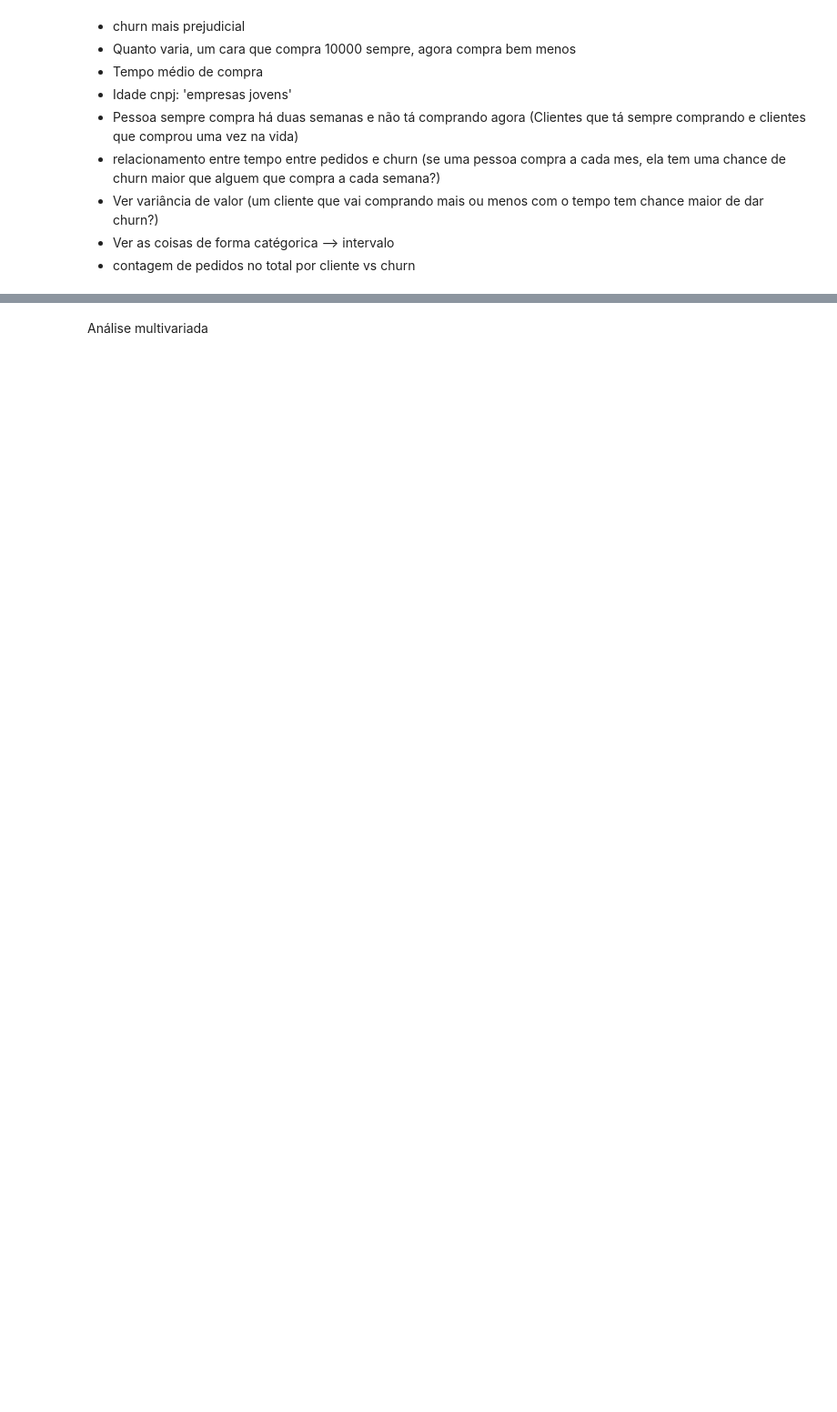
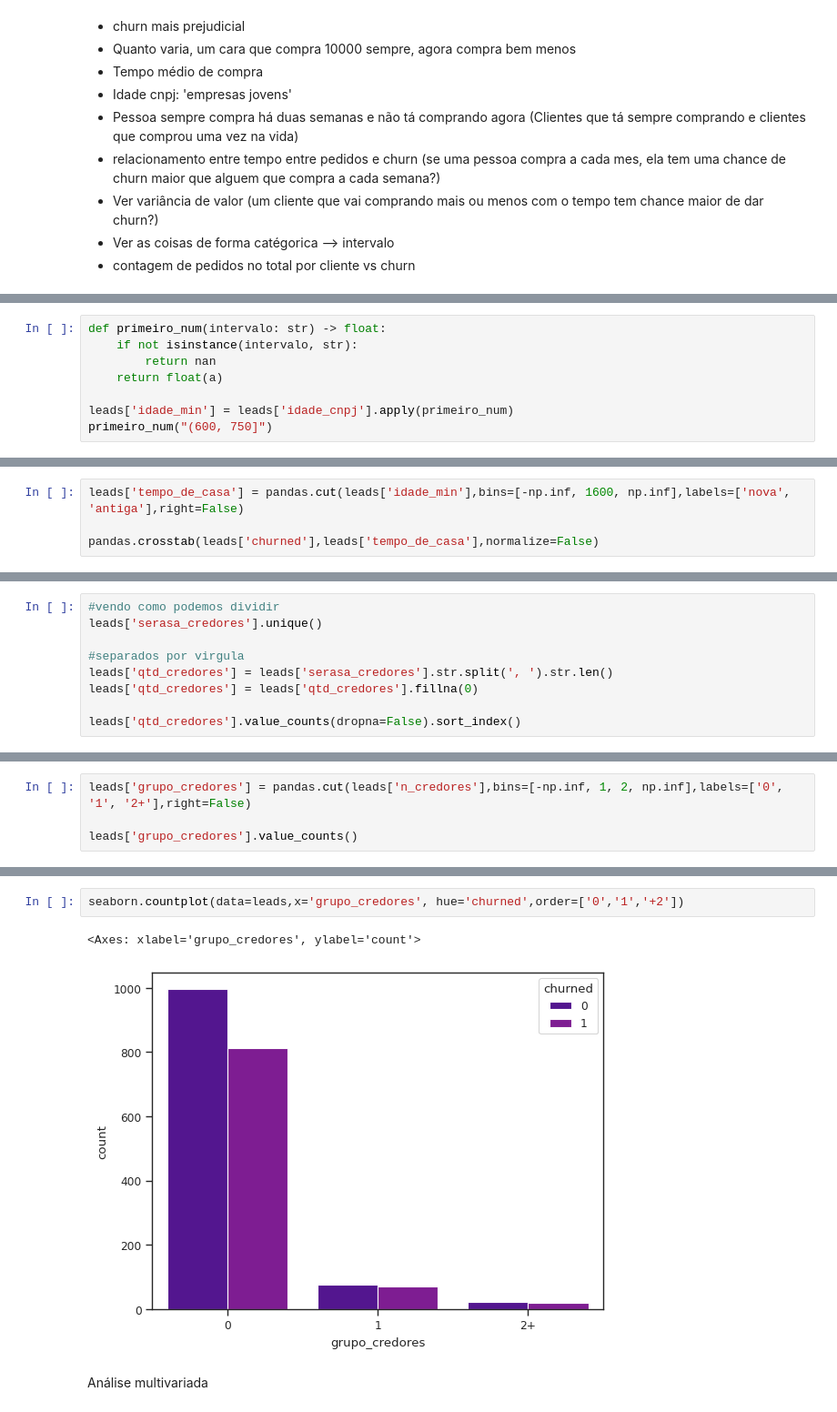
Before and after one commit to lgns-cin/CIN0144, a Jupyter notebook: EDA/com_pedidos.ipynb, the cells around one changed output, grey strips where cells are left out. Shown at 91% size. Saved outputs shown, nothing was run; the diff lists cells and outputs as text; blank space fills up the shorter version.

```diff
--- a/EDA/com_pedidos.ipynb
+++ b/EDA/com_pedidos.ipynb
@@ -1020,0 +1037,8 @@ seaborn.countplot(data=joined, x='primeira_vez_pedindo', hue='churned')
+# %%
+def primeiro_num(intervalo: str) -> float:
+    if not isinstance(intervalo, str):
+        return nan
+    return float(a)
+
+leads['idade_min'] = leads['idade_cnpj'].apply(primeiro_num)
+primeiro_num("(600, 750]")
@@ -1020,0 +1051,4 @@ seaborn.countplot(data=joined, x='primeira_vez_pedindo', hue='churned')
+# %%
+leads['tempo_de_casa'] = pandas.cut(leads['idade_min'],bins=[-np.inf, 1600, np.inf],labels=['nova', 'antiga'],right=False)
+
+pandas.crosstab(leads['churned'],leads['tempo_de_casa'],normalize=False)
@@ -1020,0 +1060,9 @@ seaborn.countplot(data=joined, x='primeira_vez_pedindo', hue='churned')
+# %%
+#vendo como podemos dividir
+leads['serasa_credores'].unique()
+
+#separados por virgula
+leads['qtd_credores'] = leads['serasa_credores'].str.split(', ').str.len()
+leads['qtd_credores'] = leads['qtd_credores'].fillna(0)
+
+leads['qtd_credores'].value_counts(dropna=False).sort_index()
@@ -1020,0 +1087,4 @@ seaborn.countplot(data=joined, x='primeira_vez_pedindo', hue='churned')
+# %%
+leads['grupo_credores'] = pandas.cut(leads['n_credores'],bins=[-np.inf, 1, 2, np.inf],labels=['0', '1', '2+'],right=False)
+
+leads['grupo_credores'].value_counts()
@@ -1021,2 +1097,7 @@ seaborn.countplot(data=joined, x='primeira_vez_pedindo', hue='churned')
+# %%
+seaborn.countplot(data=leads,x='grupo_credores', hue='churned',order=['0','1','+2'])
+# %% [output]
+<Axes: xlabel='grupo_credores', ylabel='count'>
+[figure, added]
 # %% [markdown]
 Análise multivariada
```
Also changed, not shown: parts of 28 cells of this notebook.
